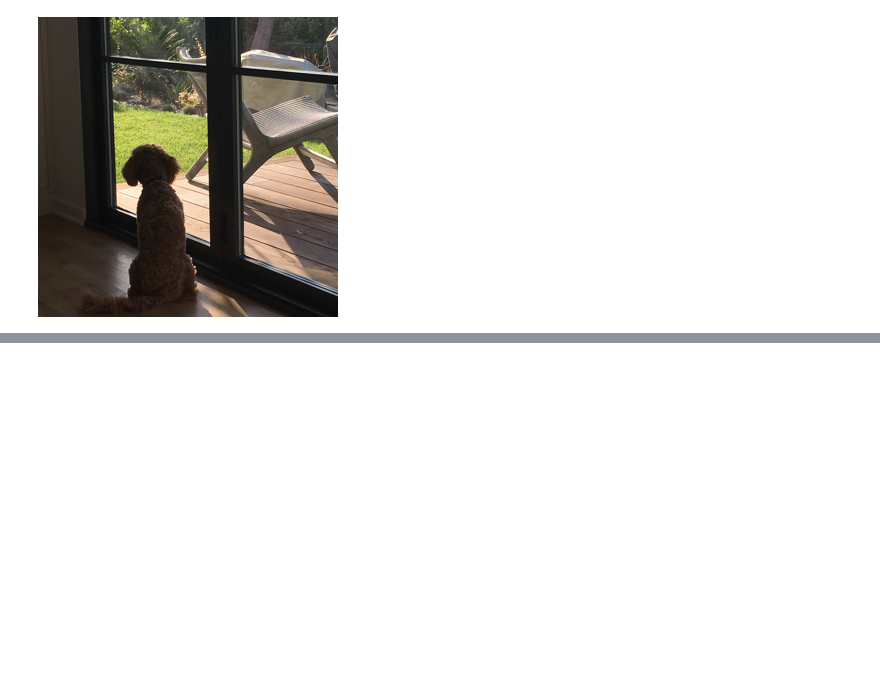
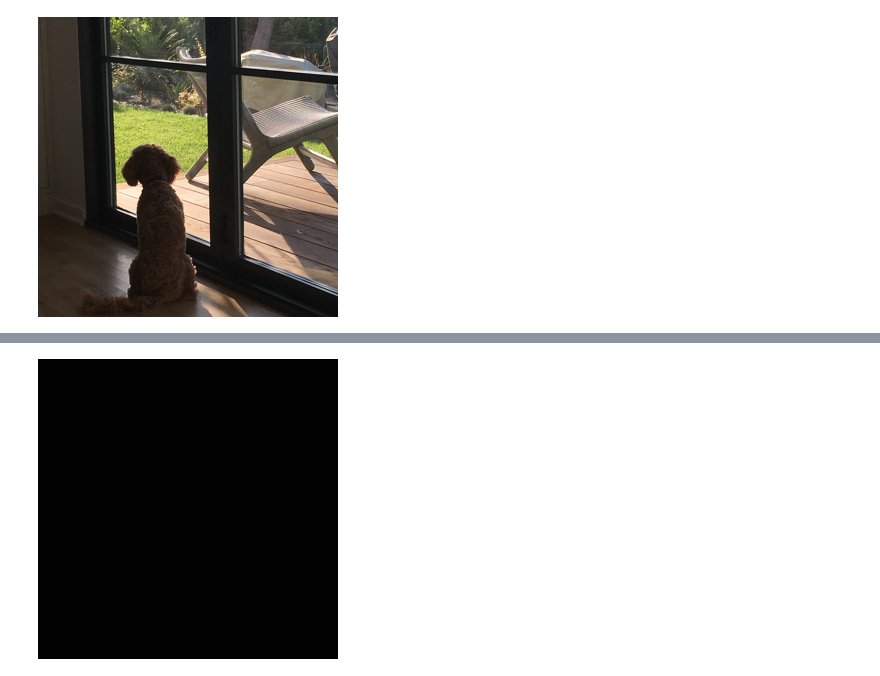
Before and after one commit to Sakurajima-sight/Mathematics-for-programmers-Python, a Jupyter notebook: Chapter 06/Untitled.ipynb, the cells around one changed output, grey strips where cells are left out. Cells and saved outputs as stored; diff of their text form; code cells hidden in the pictures; blank space fills up the shorter version.

```diff
--- a/Chapter 06/Untitled.ipynb
+++ b/Chapter 06/Untitled.ipynb
@@ -1172,0 +1197,5 @@ def approx_equal_image(i1,i2):
+# %%
+gray=ImageVector([(1,1,1) for _ in range(0,300*300)])
+gray
+# %% [output]
+[figure, added]
```
Also changed, not shown: parts of 22 cells of this notebook.
